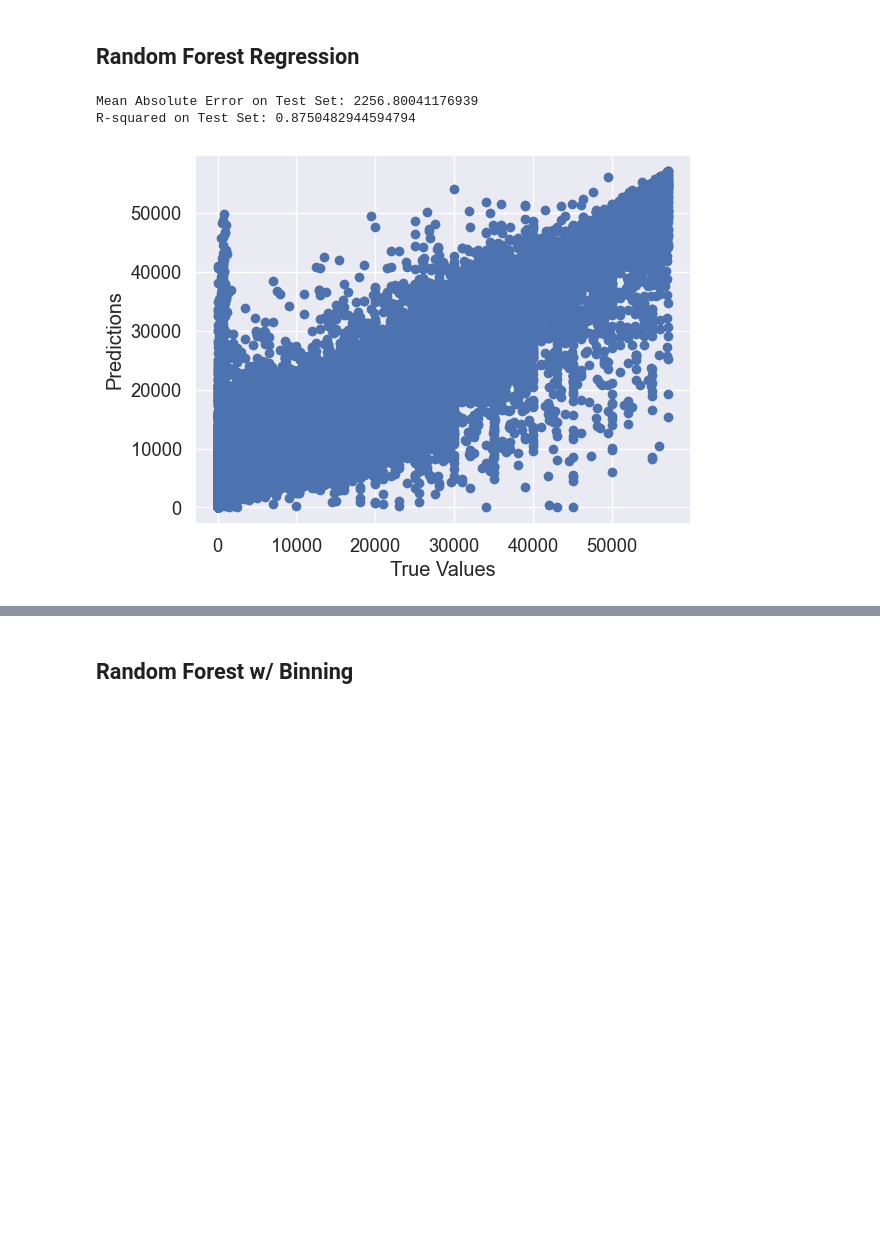
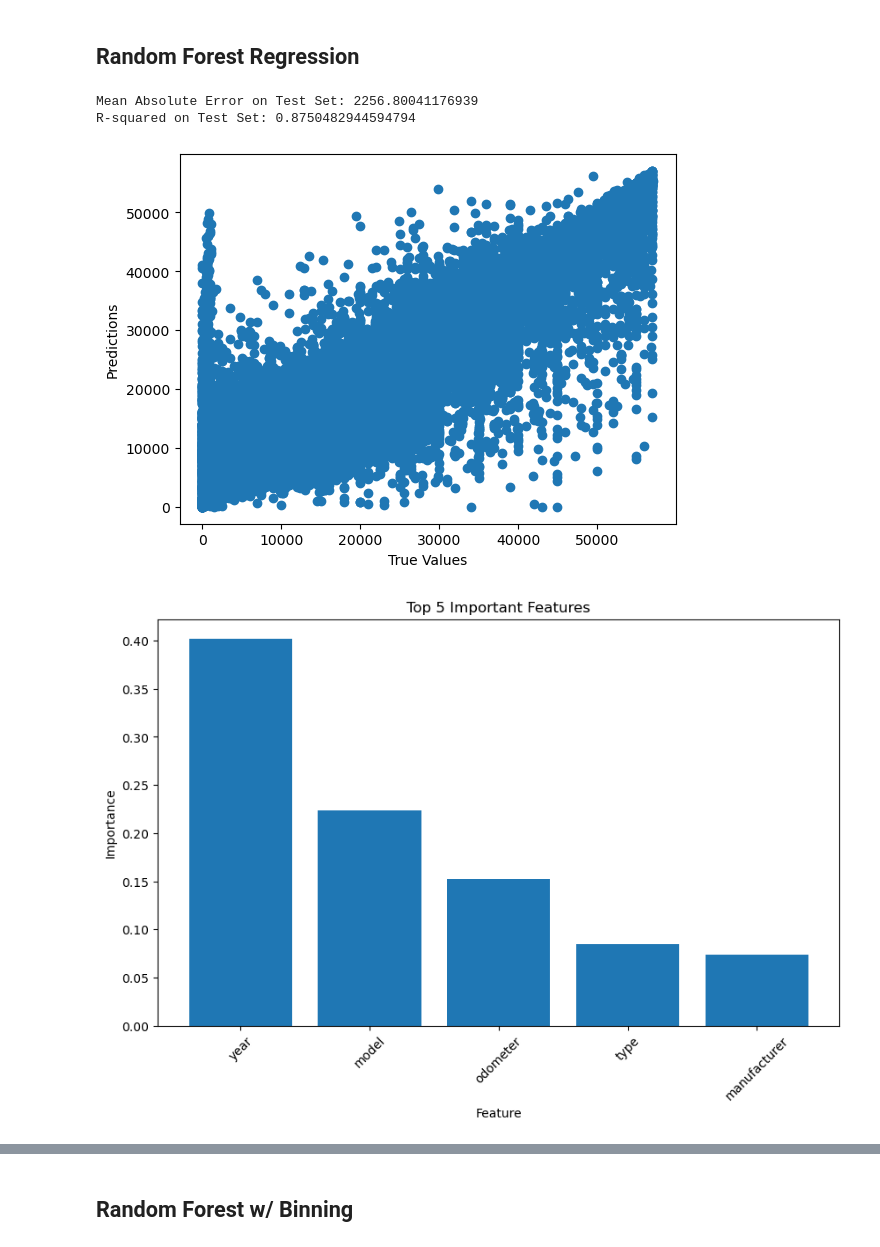
Before and after one commit to Chriz0r0/CarPricePred, a Jupyter notebook: Final_Project FC.ipynb, the cells around one changed output, grey strips where cells are left out. Saved outputs shown, nothing was run; the diff lists cells and outputs as text; code cells hidden in the pictures; blank space fills up the shorter version.

```diff
--- a/Final_Project FC.ipynb
+++ b/Final_Project FC.ipynb
@@ -552,31 +570,65 @@ y = vehicles['price']
 # Perform train-test split
 X_train, X_test, y_train, y_test = train_test_split(X, y, test_size=0.2, random_state=42)
 
 # Standardize numerical features if needed
 scaler = StandardScaler()
 X_train_scaled = scaler.fit_transform(X_train)
 X_test_scaled = scaler.transform(X_test)
 
 # Build and train the Random Forest model
 rf_model = RandomForestRegressor(random_state=42)
 rf_model.fit(X_train_scaled, y_train)
 
 # Make predictions on the test set
 y_pred = rf_model.predict(X_test_scaled)
 
 # Evaluate the model
 mae = mean_absolute_error(y_test, y_pred)
 r2 = r2_score(y_test, y_pred)
 
 print(f'Mean Absolute Error on Test Set: {mae}')
 print(f'R-squared on Test Set: {r2}')
 
 # Optionally, plot the predictions against the actual values
 plt.scatter(y_test, y_pred)
 plt.xlabel('True Values')
 plt.ylabel('Predictions')
 plt.show()
+
+# Plot the most important features
+feature_importance = rf_model.feature_importances_
+feature_names = X.columns
+
+# Sort features by importance in descending order
+sorted_idx = np.argsort(feature_importance)[::-1]
+
+# Plot the top N important features
+top_n = 5
+plt.figure(figsize=(10, 6))
+plt.bar(range(top_n), feature_importance[sorted_idx][:top_n], align="center")
+plt.xticks(range(top_n), feature_names[sorted_idx][:top_n], rotation=45)
+plt.xlabel("Feature")
+plt.ylabel("Importance")
+plt.title(f"Top {top_n} Important Features")
+plt.show()
+
+#residual plot
+residuals = y_test - y_pred
+plt.scatter(y_test, residuals)
+plt.xlabel('True Values')
+plt.ylabel('Residuals')
+plt.axhline(0, color='red', linestyle='--', lw=2)
+plt.title('Residual Plot')
+plt.show()
+
+#Distribution of predictions
+sns.histplot(y_pred, bins=30, kde=True)
+plt.xlabel('Predicted Values')
+plt.ylabel('Frequency')
+plt.title('Distribution of Predicted Values')
+plt.show()
 # %% [output]
 Mean Absolute Error on Test Set: 2256.80041176939
 R-squared on Test Set: 0.8750482944594794
-[figure, old version]
+[figure, new version]
+[figure, added]
```
Also changed, not shown: parts of 8 cells of this notebook.
